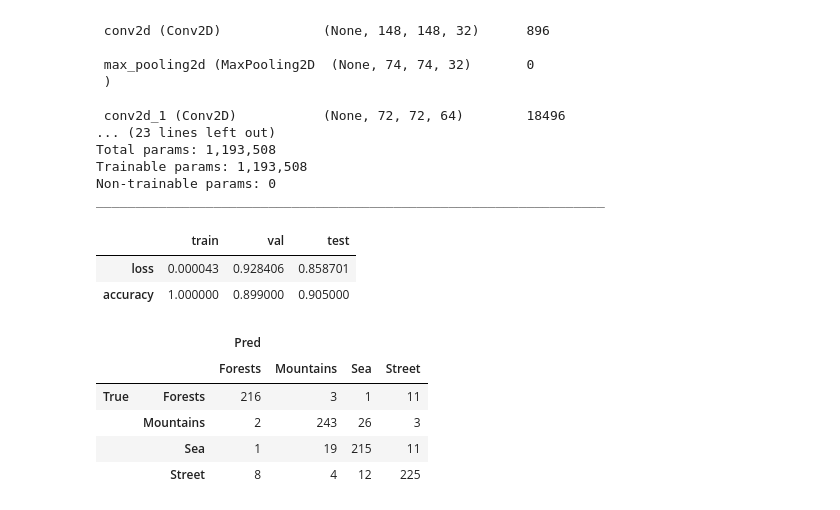
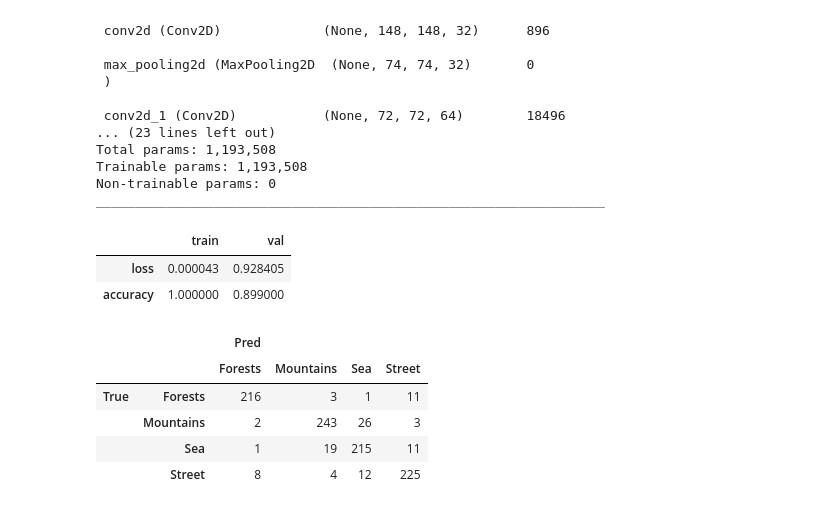
Before and after one commit to JuanCruzC97/ml-stuff, a Jupyter notebook: computer-vision/scenes.ipynb, the cells around one changed output. Saved outputs shown, nothing was run; the diff lists cells and outputs as text; code cells hidden in the pictures.

```diff
--- a/computer-vision/scenes.ipynb
+++ b/computer-vision/scenes.ipynb
@@ -721,11 +722,11 @@ Trainable params: 1,193,508
 Non-trainable params: 0
 _________________________________________________________________
 # %%
-model_evaluation(conv_2, train_data, train_targets, val_data, val_targets, test_data, test_targets)
+model_evaluation(conv_2, train_data, train_targets, val_data, val_targets)
 # %% [output]
-|  | train | val | test |
-| loss | 0.000043 | 0.928406 | 0.858701 |
-| accuracy | 1.000000 | 0.899000 | 0.905000 |
+|  | train | val |
+| loss | 0.000043 | 0.928405 |
+| accuracy | 1.000000 | 0.899000 |
 # %%
 display_confusion_matrix(val_targets, np.argmax(conv_2.predict(val_data, verbose=False), axis=1))
 # %% [output]
```
Also changed, not shown: parts of 11 cells of this notebook, 1 other file.
